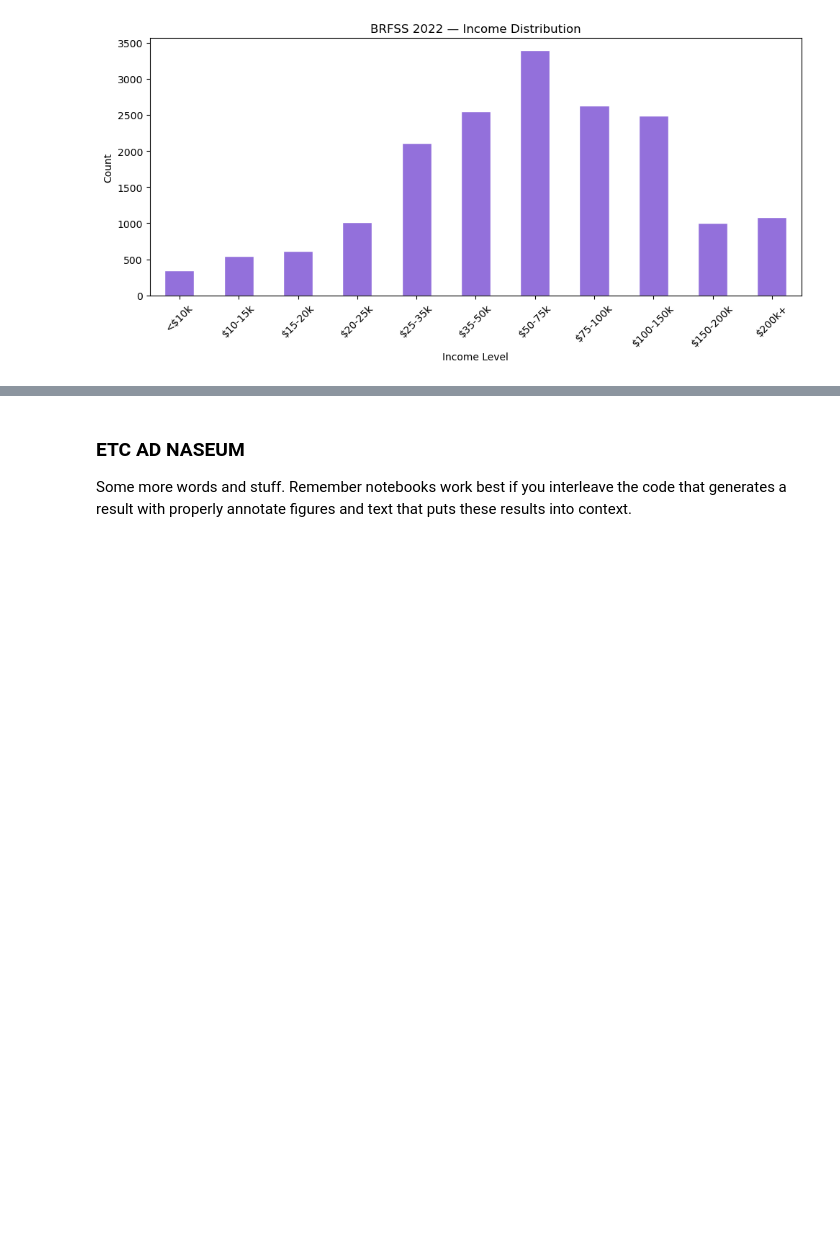
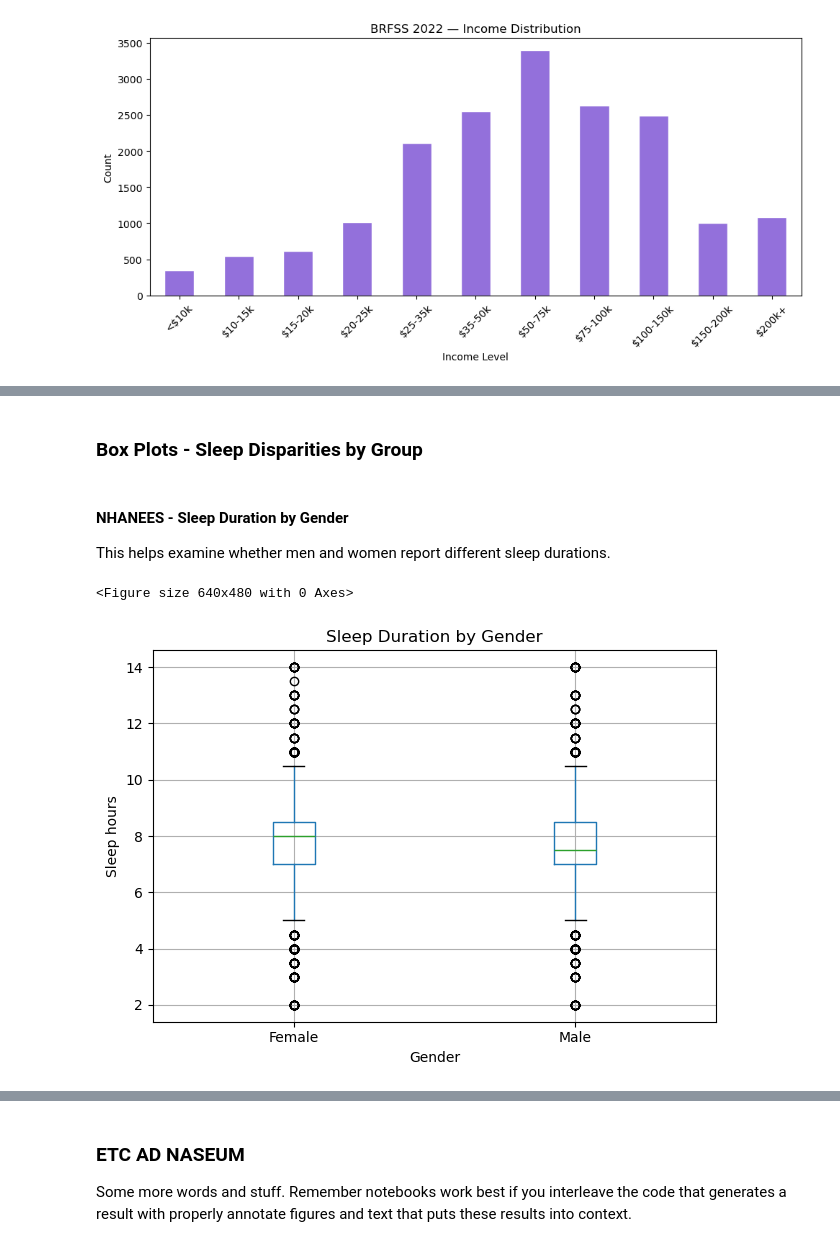
Before and after one commit to COGS108/Group150_WI26, a Jupyter notebook: 03-FinalProject.ipynb, the cells around one changed output, grey strips where cells are left out. Saved outputs shown, nothing was run; the diff lists cells and outputs as text; code cells hidden in the pictures; blank space fills up the shorter version.

Commit message:
Box Plots

```diff
--- a/03-FinalProject.ipynb
+++ b/03-FinalProject.ipynb
@@ -748,2 +748,19 @@ The income distribution is right-skewed on the lower end and peaks at the $50-75
 
 The lowest income brackets are notably underrepresented compared to middle income groups, which likely reflects both the actual income distribution of U.S. adults and potential underresponse from lower-income populations in telephone-based surveys. Overall the sample captures a broad range of socioeconomic backgrounds supporting the results from NHANEES.
+# %% [markdown]
+### Box Plots - Sleep Disparities by Group
+# %% [markdown]
+#### NHANEES - Sleep Duration by Gender
+This helps examine whether men and women report different sleep durations.
+# %%
+plt.figure()
+df1.boxplot(column="sleep_hours", by="gender")
+plt.title("Sleep Duration by Gender")
+plt.suptitle("")
+plt.xlabel("Gender")
+plt.ylabel("Sleep hours")
+plt.tight_layout()
+plt.show()
+# %% [output]
+<Figure size 640x480 with 0 Axes>
+[figure, added]
```
Also changed, not shown: parts of 17 cells of this notebook.
